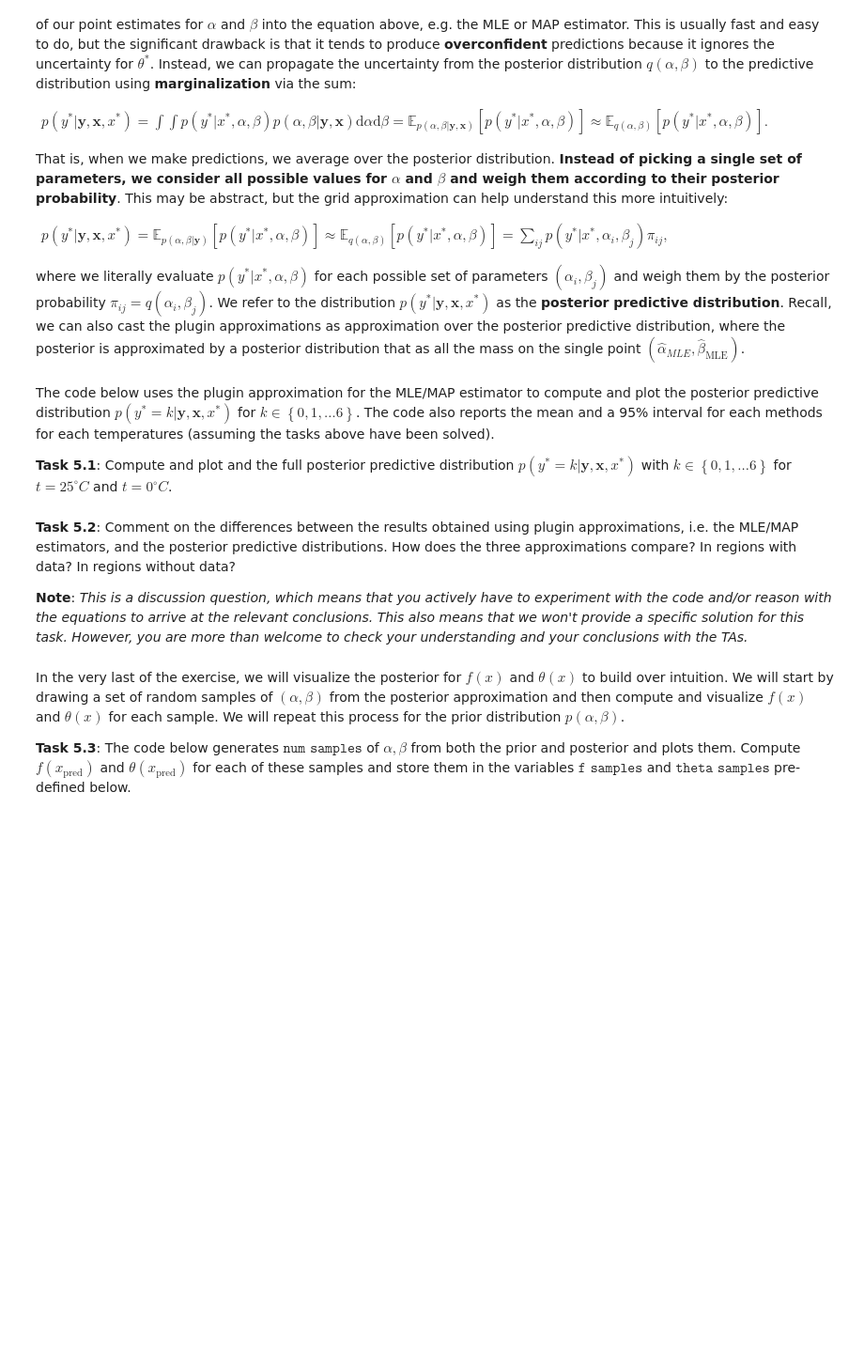
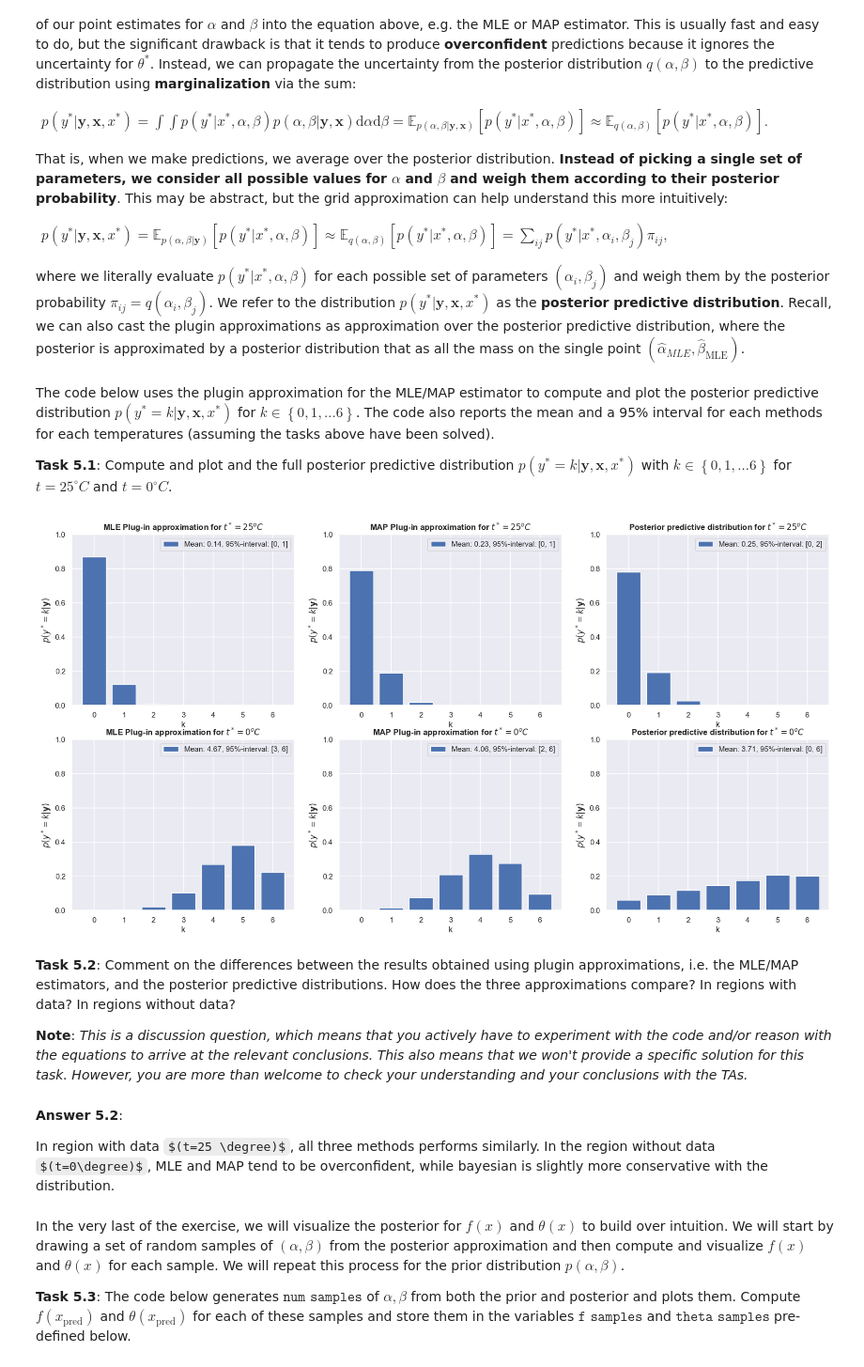
Before and after one commit to lelegod/bayesian_ml, a Jupyter notebook: week2/ex2_handout.ipynb, the cells around one changed output. Shown at 94% size. Cells and saved outputs as stored; diff of their text form; code cells hidden in the pictures; some formulas as TeX source; blank space fills up the shorter version.

```diff
--- a/week2/ex2_handout.ipynb
+++ b/week2/ex2_handout.ipynb
@@ -627,12 +638,12 @@ class DiscreteDistribution1D(object):
     @property
     def mean(self):
         """ return scalar corresponding to the mean of the discrete distribution """
-        return <insert code here>
+        return jnp.sum(self.probabilities * self.outcomes)
 
     @property
     def variance(self):
         """ return scalar corresponding to the variance of the discrete distribution """
-        return <insert code here>
+        return jnp.sum((self.outcomes - self.mean)**2 * self.probabilities)
 
     def central_interval(self, interval_size=95):
         """ return tuple (lower, upper) corresponding to the central interval of the discrete distribution """
@@ -714,39 +744,44 @@ ks = jnp.arange(0, 6+1)
 pred_lik = lambda k, x_star, alpha, beta: binom_dist.pmf(k=k, n=6, p=model.theta(x_star, alpha, beta))
 
 # prep figure
 fig, ax = plt.subplots(2, 3, figsize=(20, 10))
 
 mean_and_interval_label = lambda dist: f'Mean: {dist.mean:3.2f}, 95%-interval: [{dist.central_interval()[0]:d}, {dist.central_interval()[1]:d}]'
 
 for n, t_star in enumerate(temp_stars):
 
     # standardize to get x^*
     x_star = standardize(t_star)
 
     # compute plugin approximations using MLE and MAP. Shape must be [7] (matching the shape of ks)
     pred_lik_probs_MLE = pred_lik(ks, x_star, alpha_MLE, beta_MLE)
     pred_lik_probs_MAP = pred_lik(ks, x_star, alpha_MAP, beta_MAP)
-
     # compute posterior predictive distribution as a weighted averaged over all parameter vales. Shape must be [7] (matching the shape of ks)
-    pred_lik_bayes_probs = jnp.zeros(7) # <replace with your code here>
+    pred_lik_bayes_probs = jnp.sum(pred_lik(ks, x_star, post_approx.alphas_flat.reshape(-1, 1), post_approx.betas_flat.reshape(-1, 1)) * post_approx.probabilities_flat.reshape(-1, 1), axis=0) # <replace with your code here>
 
     # prepare for plotting etc
     pred_dist_MLE = DiscreteDistribution1D(ks, pred_lik_probs_MLE, name='MLE Plug-in approximation')
     pred_dist_MAP = DiscreteDistribution1D(ks, pred_lik_probs_MAP, name='MAP Plug-in approximation')
     pred_dist_bayes = DiscreteDistribution1D(ks, pred_lik_bayes_probs, name="Posterior predictive distribution")
 
     # plot
     for i, dist in enumerate([pred_dist_MLE, pred_dist_MAP, pred_dist_bayes]):
         ax[n, i].bar(ks, dist.probabilities, label=mean_and_interval_label(dist))
         ax[n, i].set(xlabel='k', ylabel='$p(y^* = k|\\mathbf{y})$', ylim =(0, 1))
         ax[n, i].set_ylim((0, 1))
         ax[n, i].set_title(f'{dist.name} for $t^* = {t_star}^oC$', fontweight='bold')
         ax[n, i].set(xlabel='k', ylabel='$p(y^* = k|\\mathbf{y})$', ylim =(0, 1))
         ax[n, i].legend()
+# %% [output]
+[figure, added]
 # %% [markdown]
 **Task 5.2**: Comment on the differences between the results obtained using plugin approximations, i.e. the MLE/MAP estimators, and the posterior predictive distributions. How does the three approximations compare? In regions with data? In regions without data?
 
 **Note**: *This is a discussion question, which means that you actively have to experiment with the code and/or reason with the equations to arrive at the relevant conclusions. This also means that we won't provide a specific solution for this task. However, you are more than welcome to check your understanding and your conclusions with the TAs.*
+# %% [markdown]
+**Answer 5.2**:
+
+In region with data $(t=25 \degree)$, all three methods performs similarly. In the region without data $(t=0\degree)$, MLE and MAP tend to be overconfident, while bayesian is slightly more conservative with the distribution.
 # %% [markdown]
 
 
```
Also changed, not shown: parts of 8 cells of this notebook.
